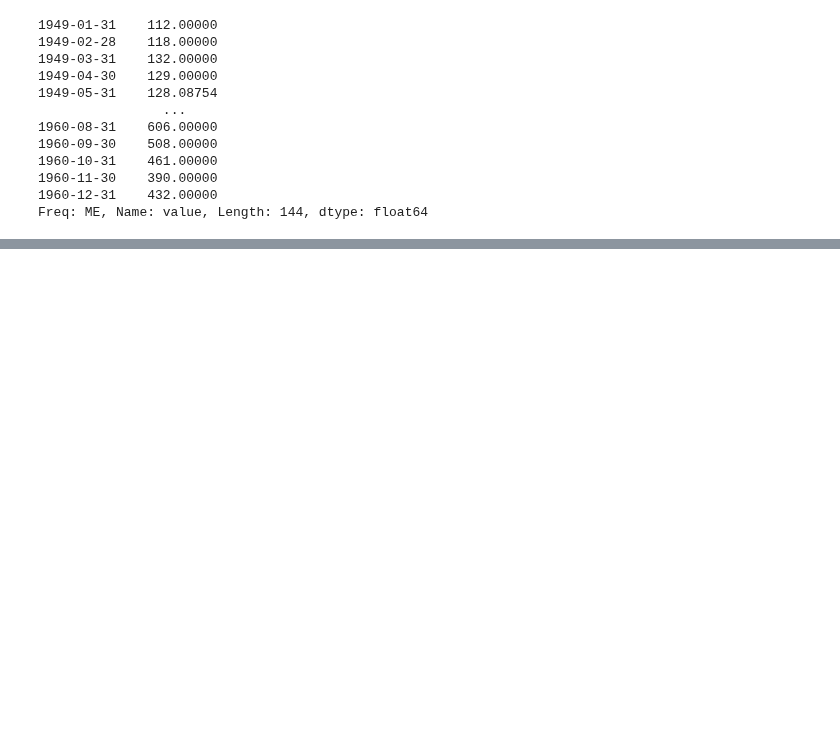
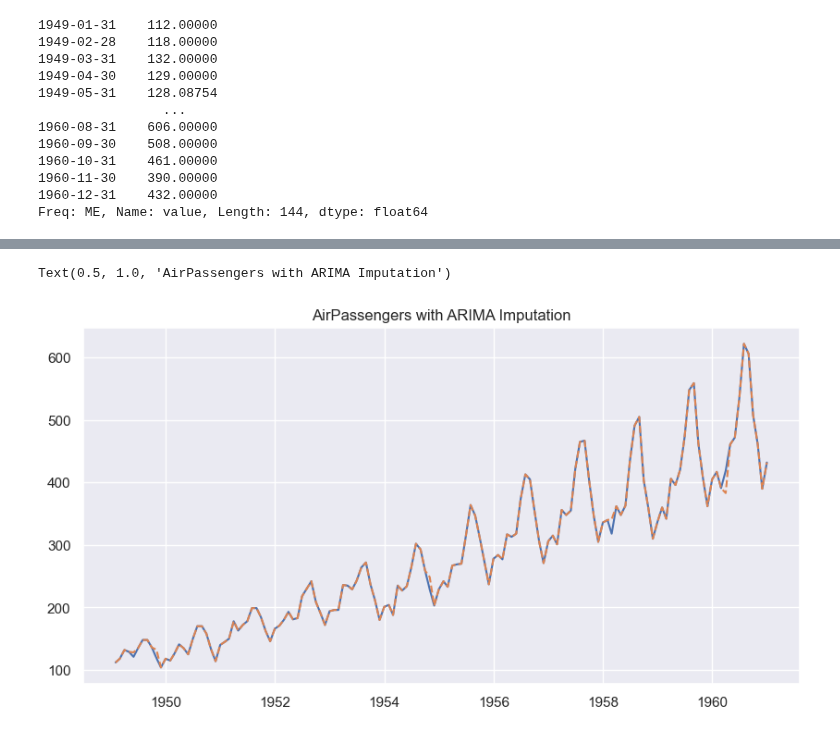
Before and after one commit to Wilsonsr/Series-de-Tiempo, a Jupyter notebook: Cuadernos Python/10_imputacion_preliminar.ipynb, the cells around one changed output, grey strips where cells are left out. Cells and saved outputs as stored; diff of their text form; code cells hidden in the pictures; blank space fills up the shorter version.

```diff
--- a/Cuadernos Python/10_imputacion_preliminar.ipynb
+++ b/Cuadernos Python/10_imputacion_preliminar.ipynb
@@ -307,3 +318,7 @@ print(serie_arima)
 1960-11-30    390.00000
 1960-12-31    432.00000
 Freq: ME, Name: value, Length: 144, dtype: float64
+# %%
+# Combinar ambas series en un DataFrame
+serie_combined_arima = pd.DataFrame({'Original': air_passengers['value'], 'ARIMA': serie_arima})
+serie_combined_arima
@@ -309,0 +339,8 @@ Freq: ME, Name: value, Length: 144, dtype: float64
+# %%
+fig, ax = plt.subplots(figsize=(10, 5))
+plt.plot(serie_combined_arima['Original'], label='Original')
+plt.plot(serie_combined_arima['ARIMA'], label='Imputed', linestyle='--')
+plt.title('AirPassengers with ARIMA Imputation')
+# %% [output]
+Text(0.5, 1.0, 'AirPassengers with ARIMA Imputation')
+[figure, added]
```
Also changed, not shown: parts of 4 cells of this notebook.
